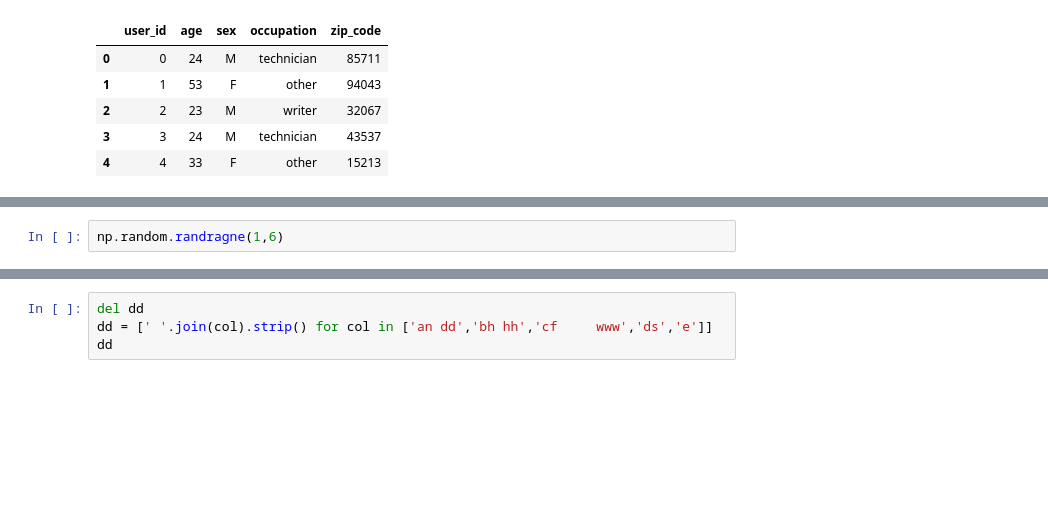
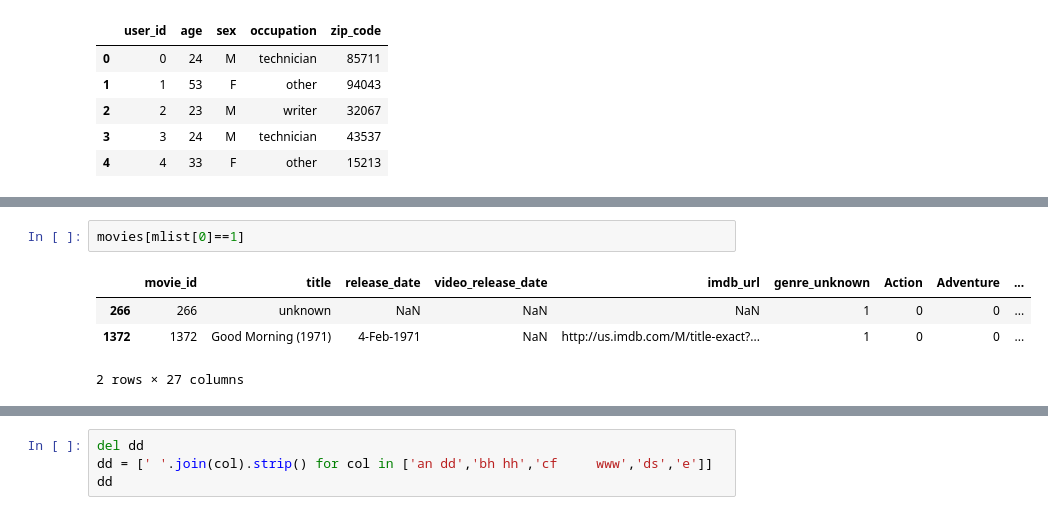
Before and after one commit to fasthill/google-ML-crash-course, a Jupyter notebook: 11 Recommendation Systems with TensorFlow.ipynb, the cells around one changed output, grey strips where cells are left out. Saved outputs shown, nothing was run; the diff lists cells and outputs as text; blank space fills up the shorter version.

```diff
--- a/11 Recommendation Systems with TensorFlow.ipynb
+++ b/11 Recommendation Systems with TensorFlow.ipynb
@@ -222,2 +281,7 @@ a= 10
 # %%
-np.random.randragne(1,6)
+movies[mlist[0]==1]
+# %% [output]
+|  | movie_id | title | release_date | video_release_date | imdb_url | genre_unknown | Action | Adventure | ... |
+| 266 | 266 | unknown | NaN | NaN | NaN | 1 | 0 | 0 | ... |
+| 1372 | 1372 | Good Morning (1971) | 4-Feb-1971 | NaN | http://us.imdb.com/M/title-exact?... | 1 | 0 | 0 | ... |
+2 rows × 27 columns
```
Also changed, not shown: parts of 12 cells of this notebook.
